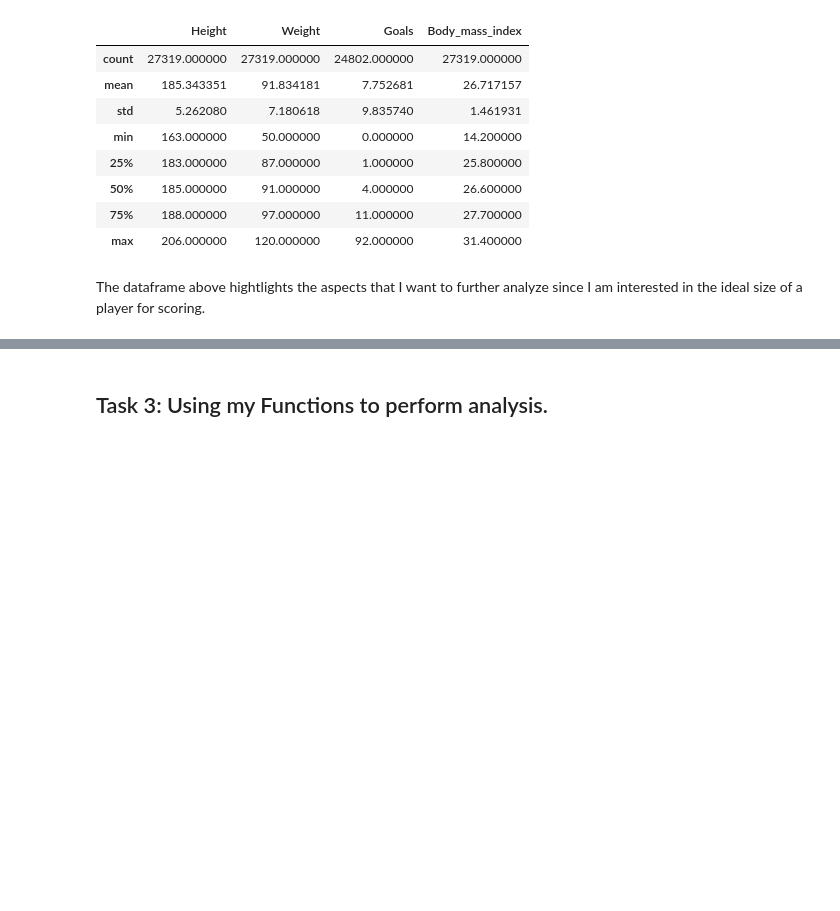
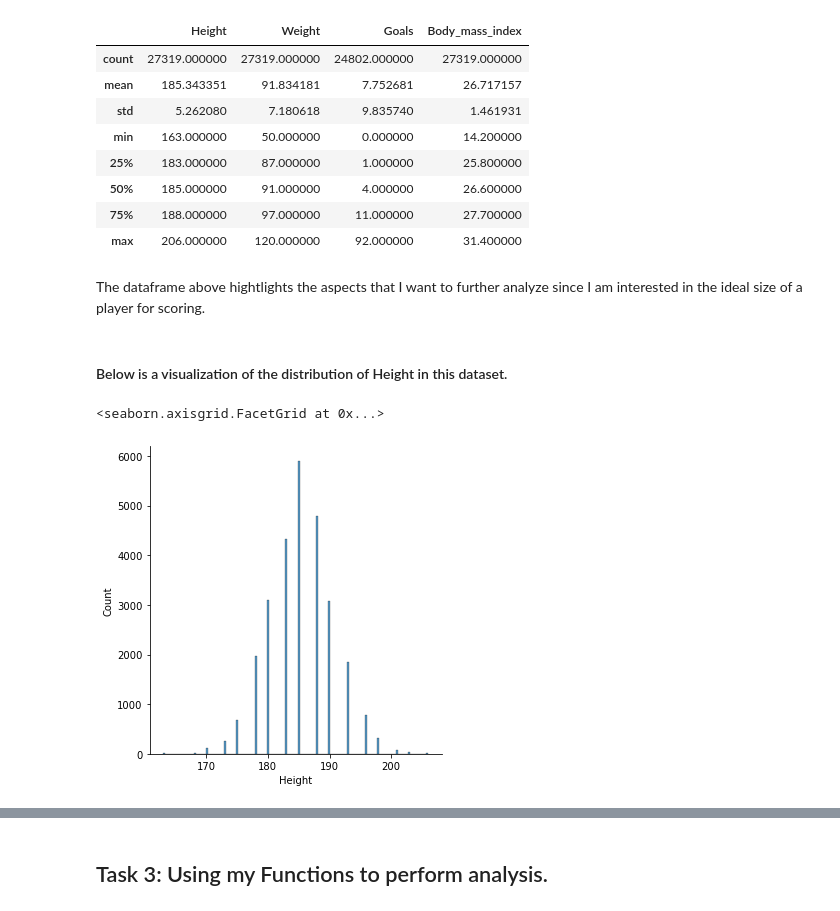
Before and after one commit to data301-2021-winter1/project-group38-project, a Jupyter notebook: notebooks/analysis1.ipynb, the cells around one changed output, grey strips where cells are left out. Saved outputs shown, nothing was run; the diff lists cells and outputs as text; code cells hidden in the pictures; blank space fills up the shorter version.

```diff
--- a/notebooks/analysis1.ipynb
+++ b/notebooks/analysis1.ipynb
@@ -84,3 +84,10 @@ nhlData[["Height","Weight","Goals","Body_mass_index"]].describe()
 | max | 206.000000 | 120.000000 | 92.000000 | 31.400000 |
 # %% [markdown]
 The dataframe above hightlights the aspects that I want to further analyze since I am interested in the ideal size of a player for scoring.
+# %% [markdown]
+#### Below is a visualization of the distribution of Height in this dataset.
+# %%
+sns.displot(nhlData["Height"])
+# %% [output]
+<seaborn.axisgrid.FacetGrid at 0x...>
+[figure, added]
```
Also changed, not shown: parts of 29 cells of this notebook, 1 other file.
